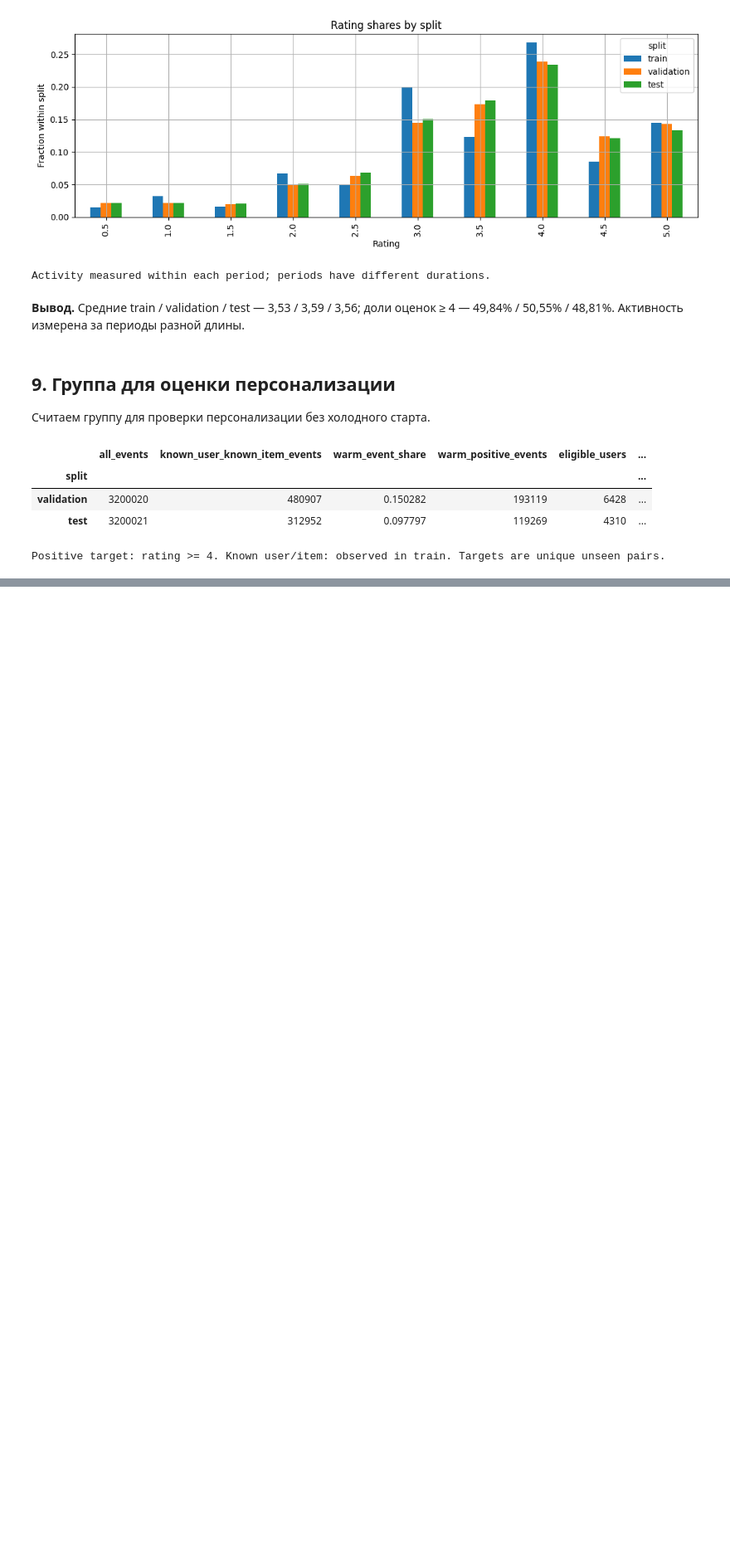
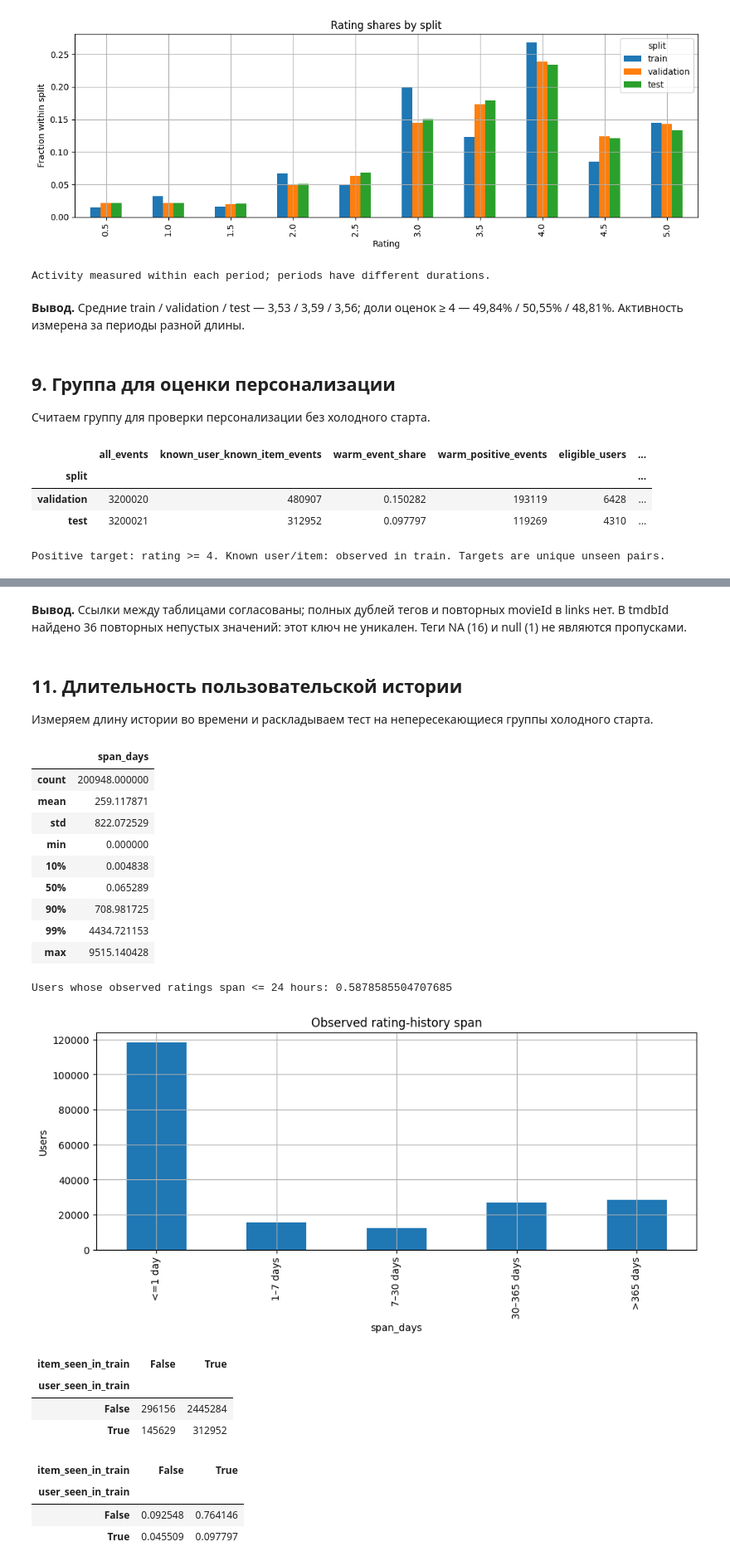
Before and after one commit to Axecta/movielens32m-eda, a Jupyter notebook: movielens32m_eda.ipynb, the cells around one changed output, grey strips where cells are left out. Shown at 83% size. Cells and saved outputs as stored; diff of their text form; code cells hidden in the pictures; blank space fills up the shorter version.

```diff
--- a/movielens32m_eda.ipynb
+++ b/movielens32m_eda.ipynb
@@ -437,0 +531,44 @@ Positive target: rating >= 4. Known user/item: observed in train. Targets are un
+# %% [markdown]
+**Вывод.** Ссылки между таблицами согласованы; полных дублей тегов и повторных movieId в links нет. В tmdbId найдено 36 повторных непустых значений: этот ключ не уникален. Теги NA (16) и null (1) не являются пропусками.
+# %% [markdown]
+## 11. Длительность пользовательской истории
+
+Измеряем длину истории во времени и раскладываем тест на непересекающиеся группы холодного старта.
+# %%
+user_time = ratings.groupby('userId').agg(first=('timestamp','min'),last=('timestamp','max'),ratings=('rating','size'))
+user_time['span_days'] = (user_time['last'] - user_time['first']) / 86400
+span_stats = user_time['span_days'].describe(percentiles=[.1,.5,.9,.99])
+display(span_stats.to_frame('span_days'))
+short_span_share = user_time['span_days'].le(1).mean()
+print('Users whose observed ratings span <= 24 hours:', short_span_share)
+pd.cut(user_time['span_days'], [-1,1,7,30,365,float('inf')],
+       labels=['<=1 day','1–7 days','7–30 days','30–365 days','>365 days']).value_counts(sort=False).plot.bar(title='Observed rating-history span', ylabel='Users')
+plt.show()
+test = ratings.loc[test_mask]
+cold_segments = pd.crosstab(test['userId'].isin(train_users), test['movieId'].isin(train_items))
+cold_segments.index.name='user_seen_in_train'
+cold_segments.columns.name='item_seen_in_train'
+display(cold_segments)
+display(cold_segments / len(test))
+assert cold_segments.to_numpy().sum() == len(test)
+# %% [output]
+|  | span_days |
+| count | 200948.000000 |
+| mean | 259.117871 |
+| std | 822.072529 |
+| min | 0.000000 |
+| 10% | 0.004838 |
+| 50% | 0.065289 |
+| 90% | 708.981725 |
+| 99% | 4434.721153 |
+| max | 9515.140428 |
+Users whose observed ratings span <= 24 hours: 0.5878585504707685
+[figure, added]
+| item_seen_in_train | False | True |
+| user_seen_in_train |  |  |
+| False | 296156 | 2445284 |
+| True | 145629 | 312952 |
+| item_seen_in_train | False | True |
+| user_seen_in_train |  |  |
+| False | 0.092548 | 0.764146 |
+| True | 0.045509 | 0.097797 |
```
Also changed, not shown: parts of 18 cells of this notebook.
